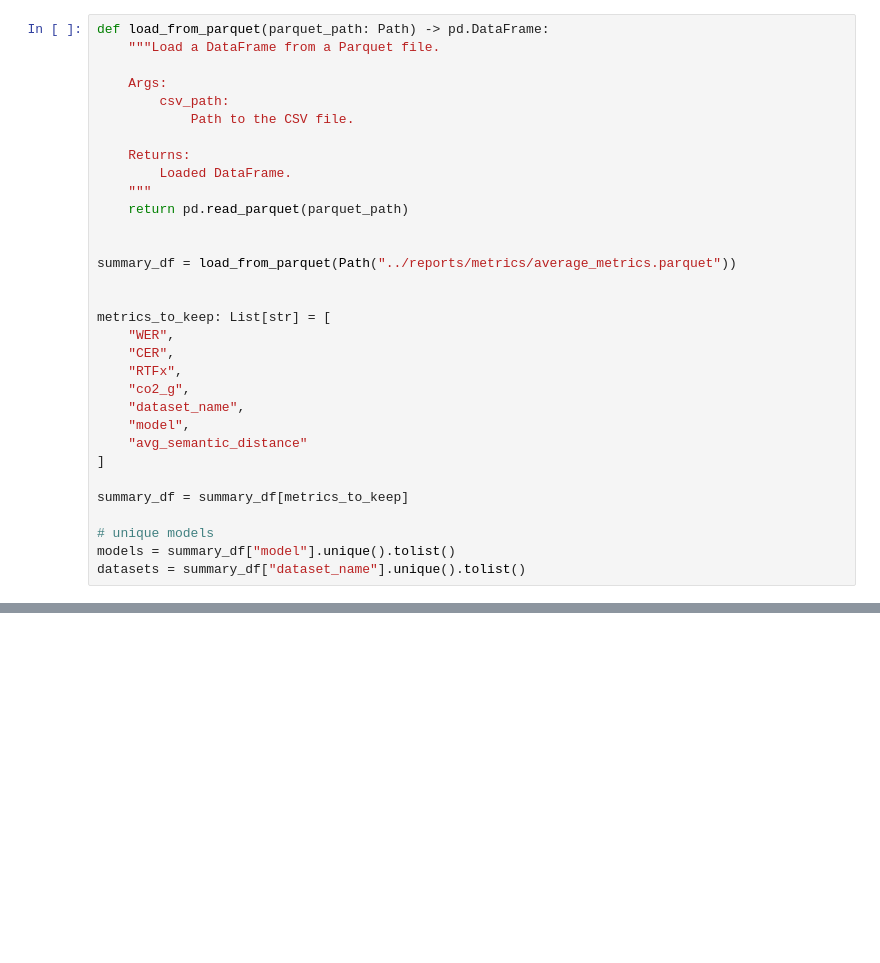
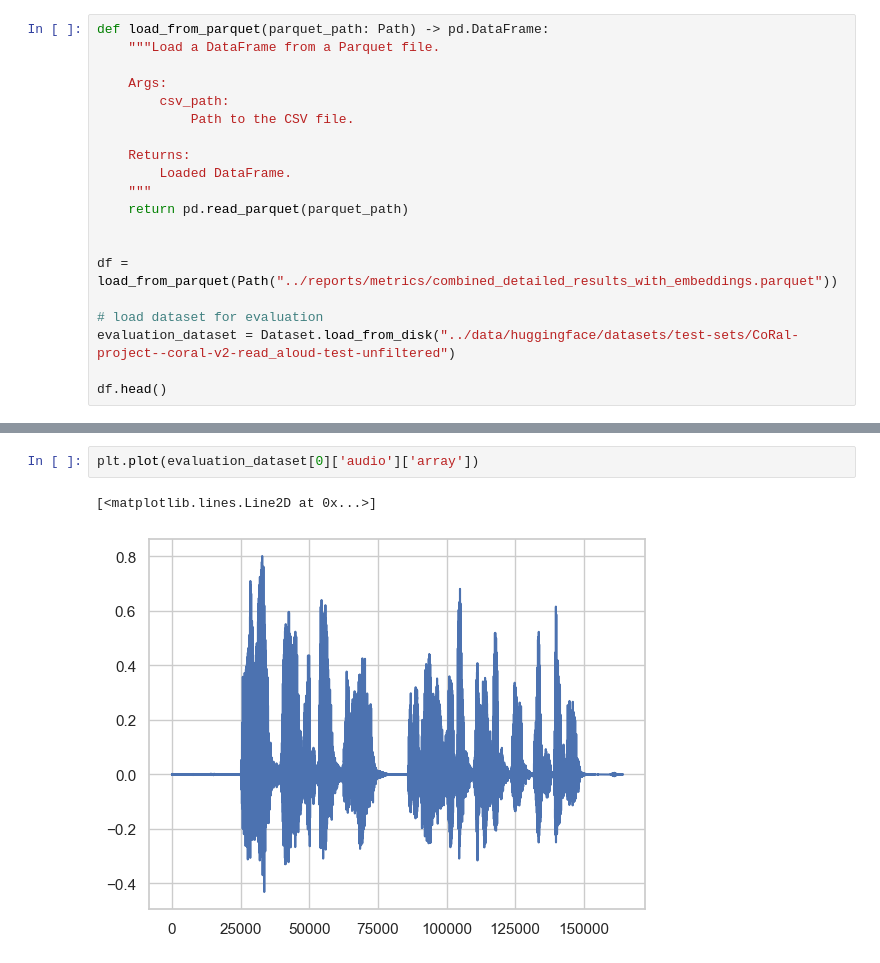
Before and after one commit to jhoffe/master_thesis, a Jupyter notebook: notebooks/evaluate_model.ipynb, the cells around one changed output, grey strips where cells are left out. Saved outputs shown, nothing was run; the diff lists cells and outputs as text; blank space fills up the shorter version.

```diff
--- a/notebooks/evaluate_model.ipynb
+++ b/notebooks/evaluate_model.ipynb
@@ -20,21 +23,9 @@ def load_from_parquet(parquet_path: Path) -> pd.DataFrame:
     return pd.read_parquet(parquet_path)
 
 
-summary_df = load_from_parquet(Path("../reports/metrics/average_metrics.parquet"))
+df = load_from_parquet(Path("../reports/metrics/combined_detailed_results_with_embeddings.parquet"))
 
+# load dataset for evaluation
+evaluation_dataset = Dataset.load_from_disk("../data/huggingface/datasets/test-sets/CoRal-project--coral-v2-read_aloud-test-unfiltered")
 
-metrics_to_keep: List[str] = [
-    "WER",
-    "CER",
-    "RTFx",
-    "co2_g",
-    "dataset_name",
-    "model",
-    "avg_semantic_distance"
-]
-
-summary_df = summary_df[metrics_to_keep]
-
-# unique models
-models = summary_df["model"].unique().tolist()
-datasets = summary_df["dataset_name"].unique().tolist()
+df.head()
@@ -77,0 +123,5 @@ ImportError: cannot import name 'load_metric' from 'evaluate.loading' (/opt/mini
+# %%
+plt.plot(evaluation_dataset[0]['audio']['array'])
+# %% [output]
+[<matplotlib.lines.Line2D at 0x...>]
+[figure, added]
```
Also changed, not shown: parts of 9 cells of this notebook, 1 other file.
